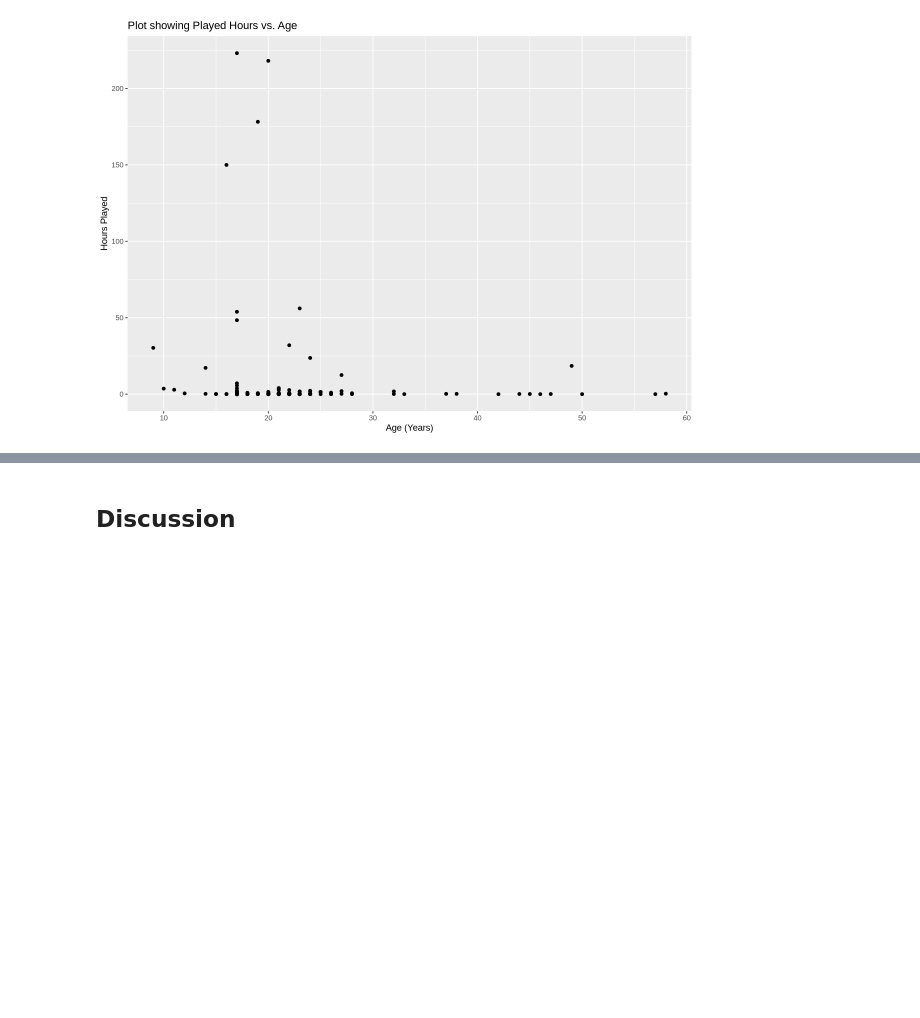
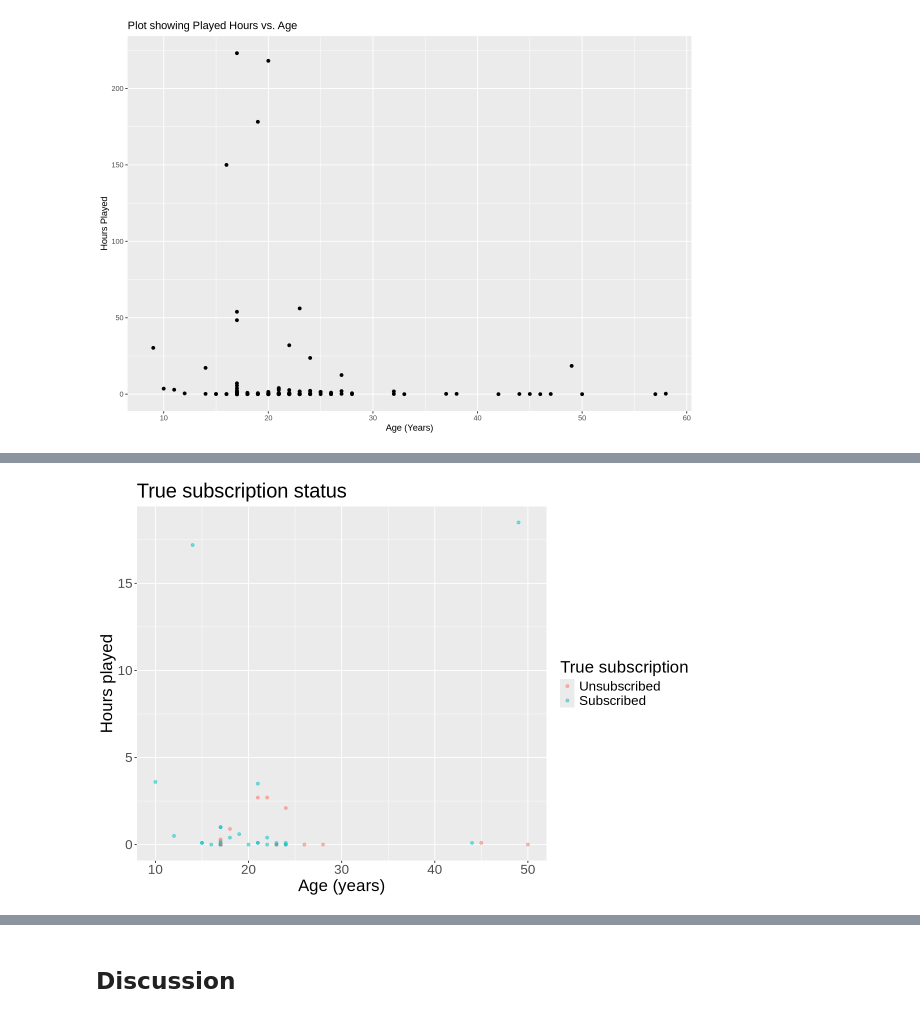
Before and after one commit to katelynteng/group_2_final_project, a Jupyter notebook: group_2_final_project.ipynb, the cells around one changed output, grey strips where cells are left out. Drawn from its saved outputs; the diff is of its cells as text; code cells hidden in the pictures; blank space fills up the shorter version.

```diff
--- a/group_2_final_project.ipynb
+++ b/group_2_final_project.ipynb
@@ -325,3 +332,9 @@ age_vs_hours_plot <- players_data_scaled |>
 age_vs_hours_plot
 # %% [output]
 [figure]
+# %%
+plot_data<- player_predictions |>
+rename(predicted_subscribe = .pred_class,
+       true_subscribe=subscribe)|>
+select(Age, played_hours, true_subscribe, predicted_subscribe)
+plot_data
@@ -327,0 +352,11 @@ age_vs_hours_plot
+# %%
+true_plot <- plot_data|>
+filter(played_hours<=25)|>
+ggplot(aes(x=Age,y=played_hours,color=true_subscribe))+
+geom_point(alpha=0.5)+
+labs(x="Age (years)", y="Hours played", color="True subscription")+
+ggtitle("True subscription status")+
+theme(text=element_text(size=20))
+true_plot
+# %% [output]
+[figure, added]
```
Also changed, not shown: parts of 4 cells of this notebook.
